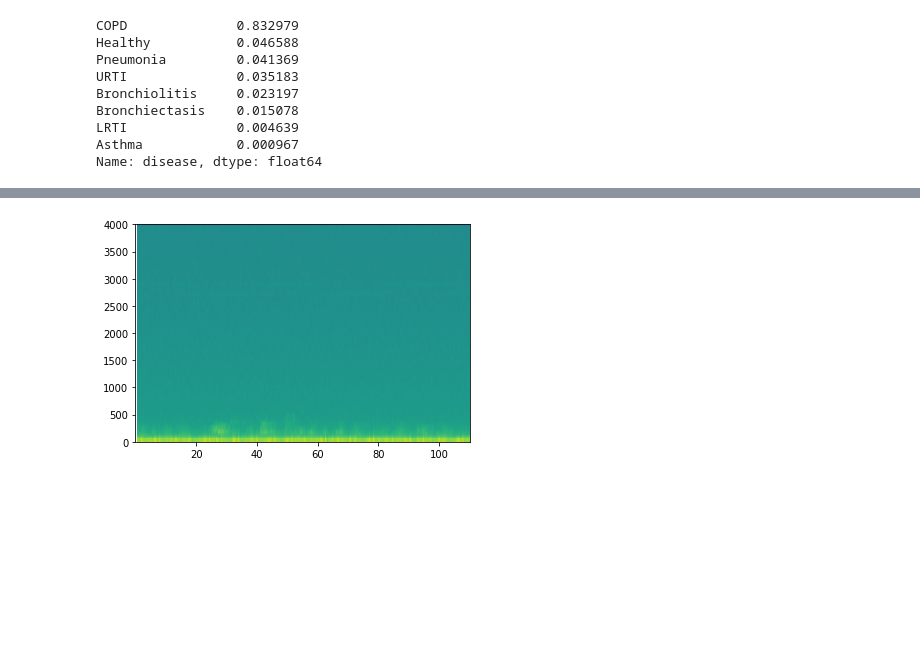
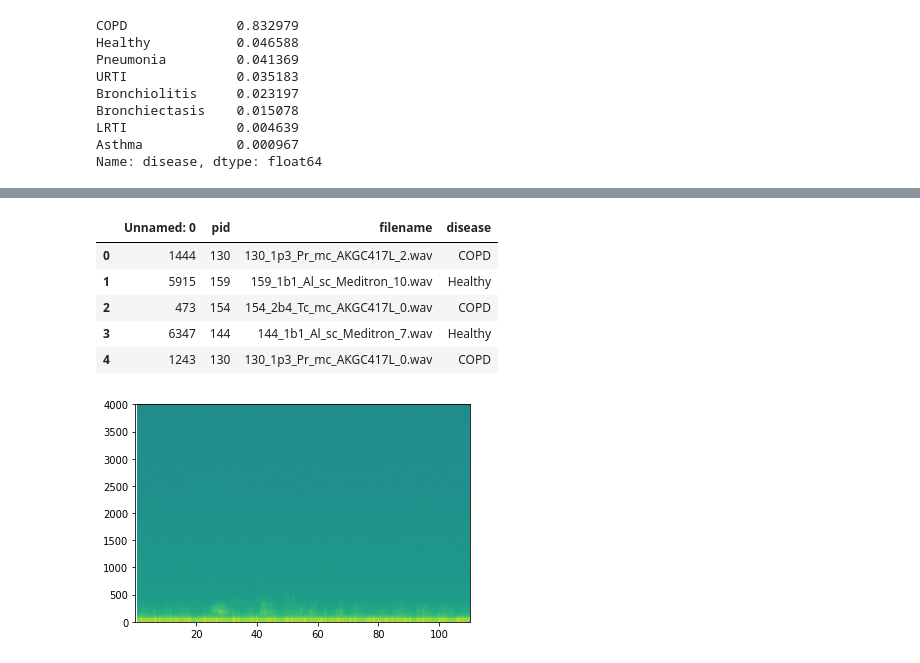
Before and after one commit to tibayo1/DL-Lung-Sounds, a Jupyter notebook: C_Lung_Sounds_Detection.ipynb, the cells around one changed output, grey strips where cells are left out. Cells and saved outputs as stored; diff of their text form; code cells hidden in the pictures; blank space fills up the shorter version.

```diff
--- a/C_Lung_Sounds_Detection.ipynb
+++ b/C_Lung_Sounds_Detection.ipynb
@@ -299,0 +307,10 @@ df_annot.head(10)
+# %%
+train=pd.read_csv('/content/train.csv')
+val=pd.read_csv('/content/val.csv')
+# %% [output]
+|  | Unnamed: 0 | pid | filename | disease |
+| 0 | 1444 | 130 | 130_1p3_Pr_mc_AKGC417L_2.wav | COPD |
+| 1 | 5915 | 159 | 159_1b1_Al_sc_Meditron_10.wav | Healthy |
+| 2 | 473 | 154 | 154_2b4_Tc_mc_AKGC417L_0.wav | COPD |
+| 3 | 6347 | 144 | 144_1b1_Al_sc_Meditron_7.wav | Healthy |
+| 4 | 1243 | 130 | 130_1p3_Pr_mc_AKGC417L_0.wav | COPD |
```
Also changed, not shown: parts of 25 cells of this notebook.
